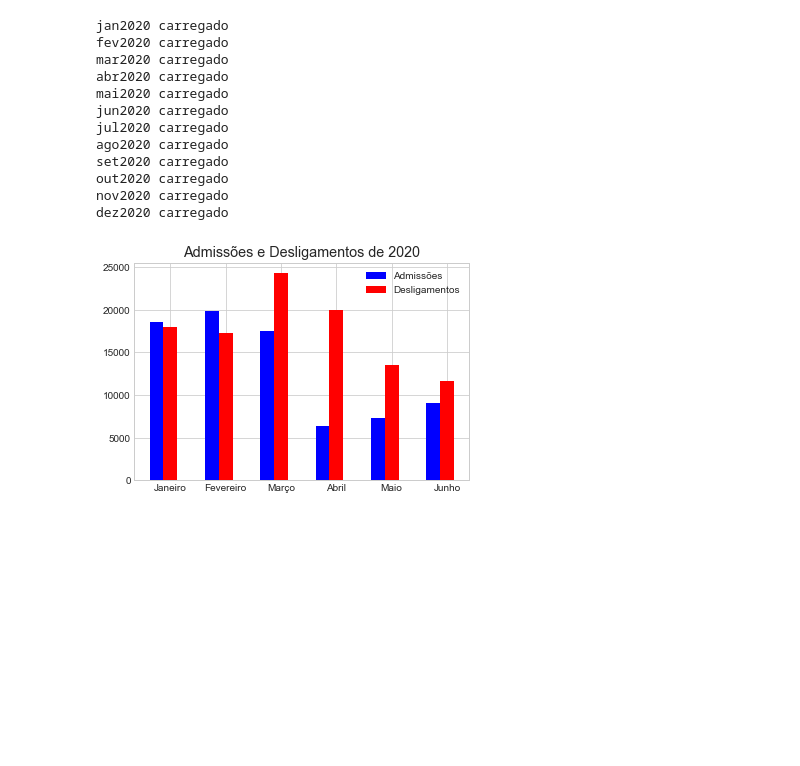
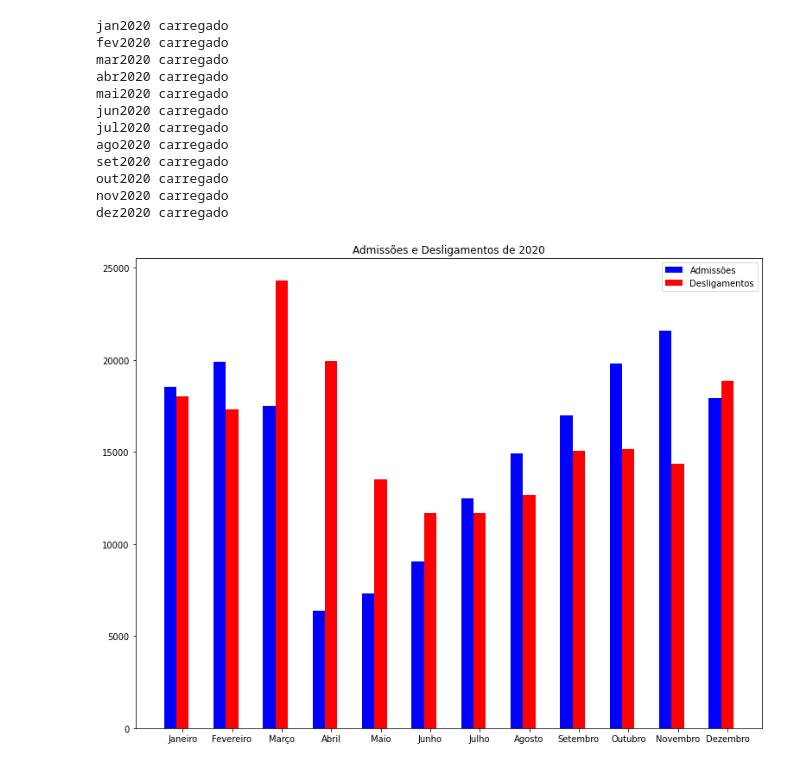
Before and after one commit to MarcospsDonizete/Analise_De_Empregabilidade, a Jupyter notebook: Caged.ipynb, the cells around one changed output. Drawn from its saved outputs; the diff is of its cells as text; code cells hidden in the pictures; blank space fills up the shorter version.

```diff
--- a/Caged.ipynb
+++ b/Caged.ipynb
@@ -101,32 +101,50 @@ deslMai = mai2020.query('tipomovimentação=="Desligamento"')['tipomovimentaçã
 #----------------------------------------------------------------------------------------
 admiJun = jun2020.query('tipomovimentação=="Admissão"')['tipomovimentação'].count()
 deslJun = jun2020.query('tipomovimentação=="Desligamento"')['tipomovimentação'].count()
+#----------------------------------------------------------------------------------------
+admiJul = jul2020.query('tipomovimentação=="Admissão"')['tipomovimentação'].count()
+deslJul = jul2020.query('tipomovimentação=="Desligamento"')['tipomovimentação'].count()
+#----------------------------------------------------------------------------------------
+admiAgo = ago2020.query('tipomovimentação=="Admissão"')['tipomovimentação'].count()
+deslAgo = ago2020.query('tipomovimentação=="Desligamento"')['tipomovimentação'].count()
+#----------------------------------------------------------------------------------------
+admiSet = set2020.query('tipomovimentação=="Admissão"')['tipomovimentação'].count()
+deslSet = set2020.query('tipomovimentação=="Desligamento"')['tipomovimentação'].count()
+#----------------------------------------------------------------------------------------
+admiOut = out2020.query('tipomovimentação=="Admissão"')['tipomovimentação'].count()
+deslOut = out2020.query('tipomovimentação=="Desligamento"')['tipomovimentação'].count()
+#----------------------------------------------------------------------------------------
+admiNov = nov2020.query('tipomovimentação=="Admissão"')['tipomovimentação'].count()
+deslNov = nov2020.query('tipomovimentação=="Desligamento"')['tipomovimentação'].count()
+#----------------------------------------------------------------------------------------
+admiDez = dez2020.query('tipomovimentação=="Admissão"')['tipomovimentação'].count()
+deslDez = dez2020.query('tipomovimentação=="Desligamento"')['tipomovimentação'].count()
 # %%
-plt.style.use("seaborn-whitegrid")
+fig, (tx1) = plt.subplots(figsize=(13,10))
+meses = ['Janeiro','Fevereiro','Março','Abril','Maio','Junho','Julho','Agosto','Setembro','Outubro','Novembro','Dezembro']
 
 # Quantidade de Admitidos
-admi = [admiJan,admiFev,admiMar,admiAbr,admiMai,admiJun]
+admi = [admiJan,admiFev,admiMar,admiAbr,admiMai,admiJun,admiJul,admiAgo,admiSet,admiOut,admiNov,admiDez]
 
 # Quantidade de Desligamentos
-desl = [deslJan,deslFev,deslMar,deslAbr,deslMai,deslJun]
+desl = [deslJan,deslFev,deslMar,deslAbr,deslMai,deslJun,deslJul,deslAgo,deslSet,deslOut,deslNov,deslDez]
 
 
 # Cria eixo x para produto A e produto B com uma separação de 0.25 entre as barras
 x1 =  np.arange(len(admi))
 x2 = [x + 0.25 for x in x1]
 
 # Plota as barras
 plt.bar(x1, admi, width=0.25, label = 'Admissões', color = 'blue')
 plt.bar(x2, desl, width=0.25, label = 'Desligamentos', color = 'red')
 
 # coloca o nome dos meses como label do eixo x
-meses = ['Janeiro','Fevereiro','Março','Abril','Maio','Junho']
 plt.xticks([x + 0.25 for x in range(len(admi))], meses)
 
 # inseri uma legenda no gráfico
 plt.legend()
 
 plt.title("Admissões e Desligamentos de 2020")
 plt.show()
 # %% [output]
-[figure, old version]
+[figure, new version]
```
Also changed, not shown: parts of 5 cells of this notebook.
